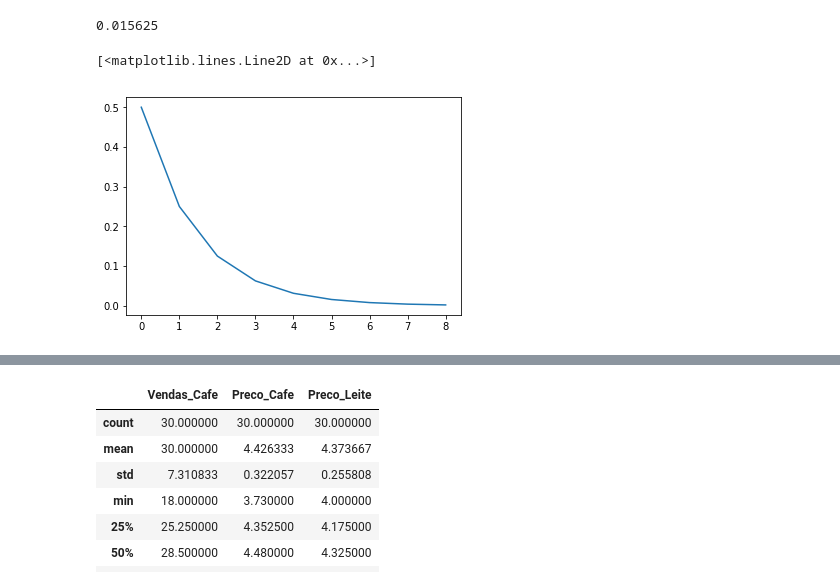
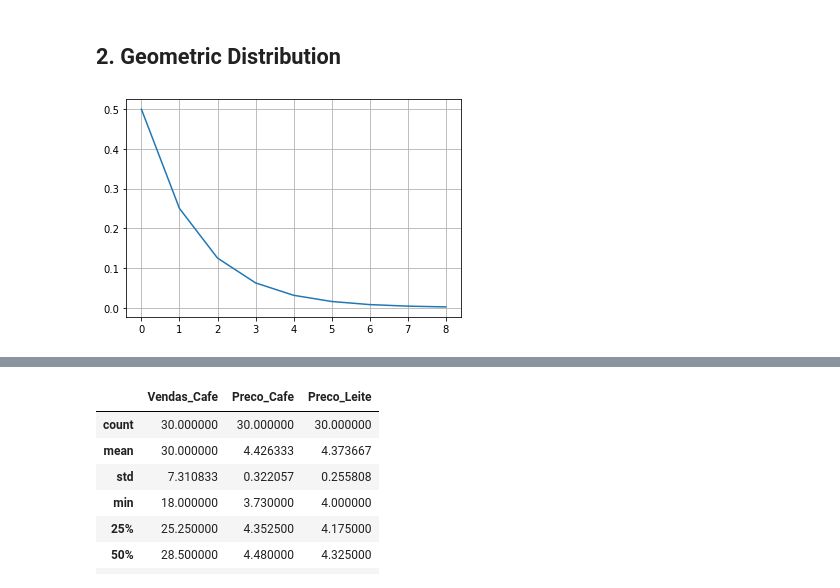
Before and after one commit to joaopedroamorim/DS_Codes, a Jupyter notebook: Exemplos_LeisdeProbabilidade.ipynb, the cells around one changed output, grey strips where cells are left out. Drawn from its saved outputs; the diff is of its cells as text; code cells hidden in the pictures.

```diff
--- a/Exemplos_LeisdeProbabilidade.ipynb
+++ b/Exemplos_LeisdeProbabilidade.ipynb
@@ -27,9 +31,8 @@ plt.hist(np.random.binomial(n,p,1000),bins=10)
-# %%
-geom.pmf(6,.5)
-# %% [output]
-0.015625
+# %% [markdown]
+## 2. Geometric Distribution
 # %%
+geom.pmf(6,.5)
 plt.plot(geom.pmf(np.arange(1,10),.5))
+plt.grid()
 # %% [output]
-[<matplotlib.lines.Line2D at 0x...>]
-[figure, old version]
+[figure, new version]
```
Also changed, not shown: parts of 49 cells of this notebook.
